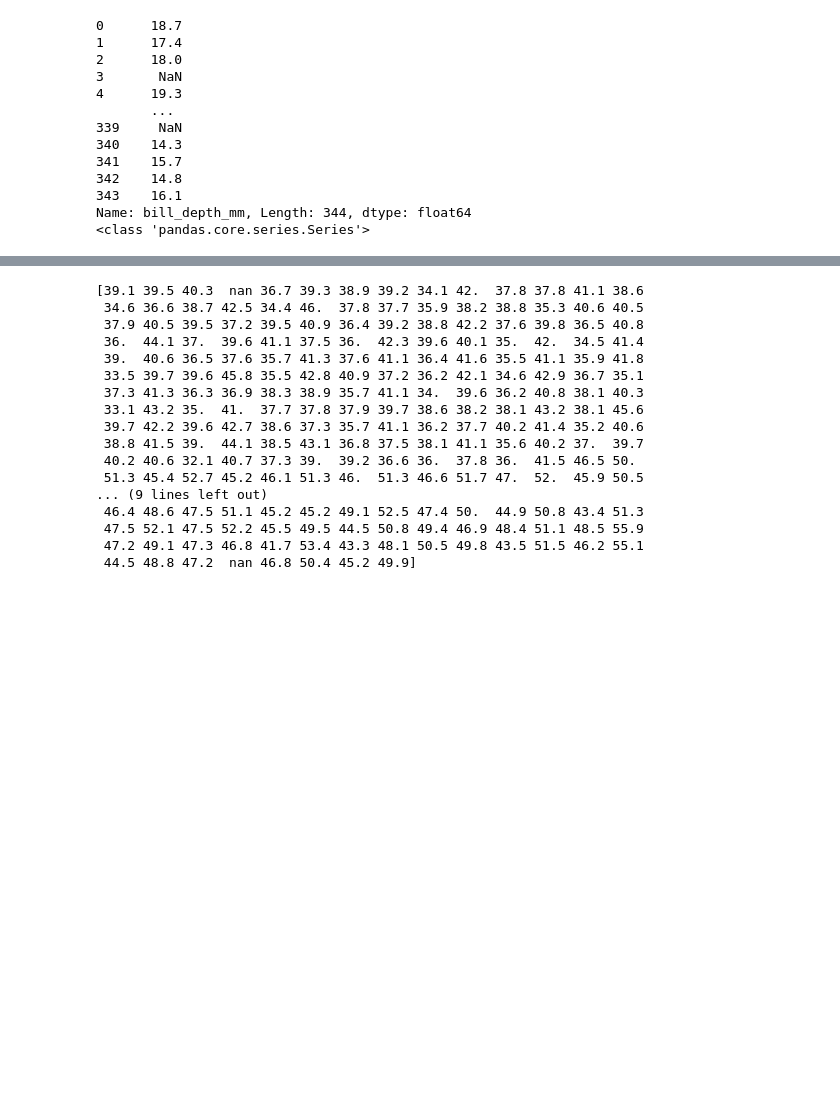
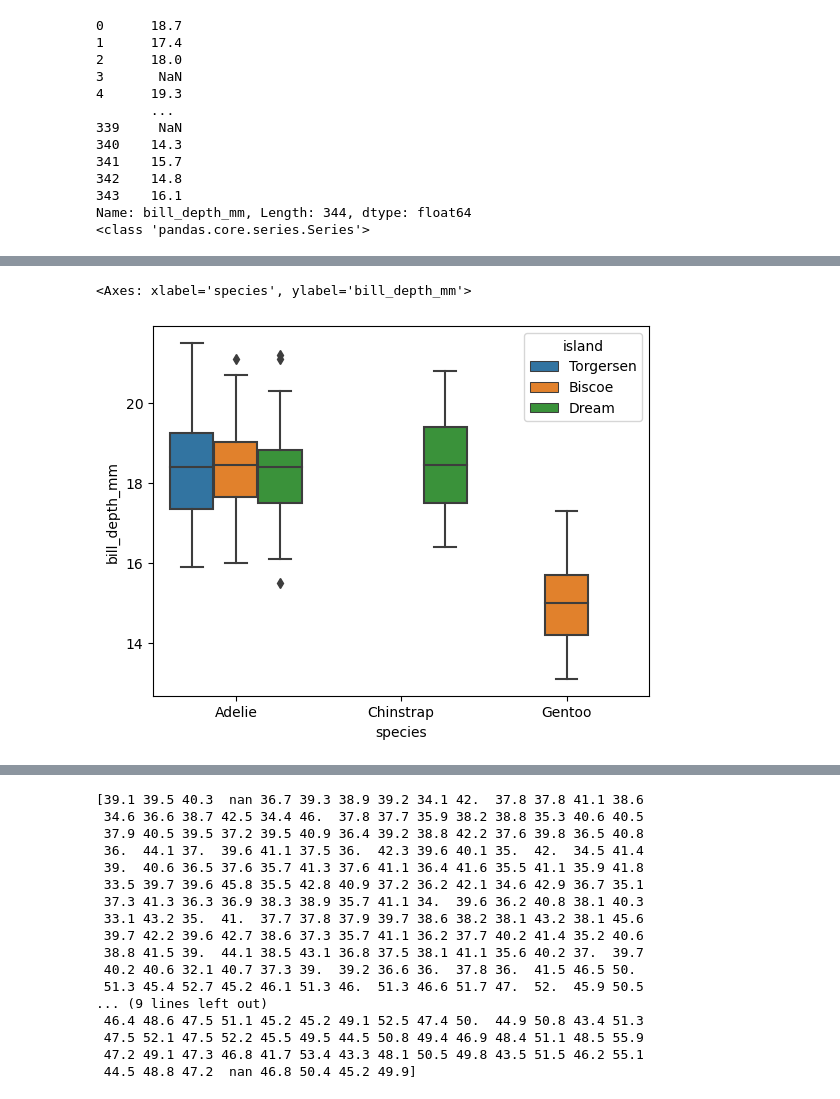
Before and after one commit to Gtalen/data-analytics, a Jupyter notebook: penguins.ipynb, the cells around one changed output, grey strips where cells are left out. Drawn from its saved outputs; the diff is of its cells as text; code cells hidden in the pictures; blank space fills up the shorter version.

```diff
--- a/penguins.ipynb
+++ b/penguins.ipynb
@@ -242,0 +295,5 @@ Name: bill_depth_mm, Length: 344, dtype: float64
+# %%
+sns.boxplot(data=penguin, x='species', y='bill_depth_mm', hue='island')
+# %% [output]
+<Axes: xlabel='species', ylabel='bill_depth_mm'>
+[figure, added]
```
Also changed, not shown: parts of 29 cells of this notebook, 1 other file.
